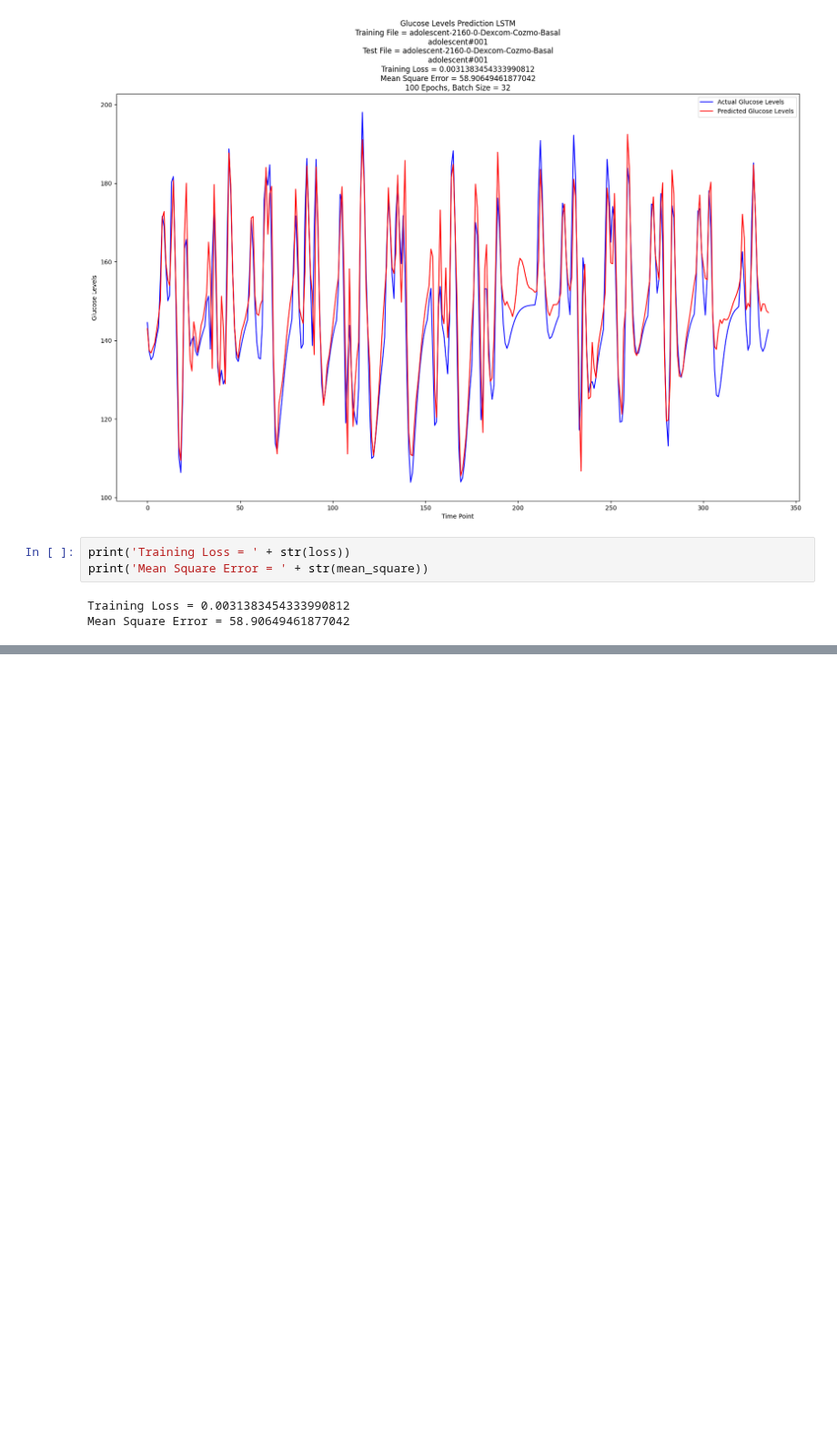
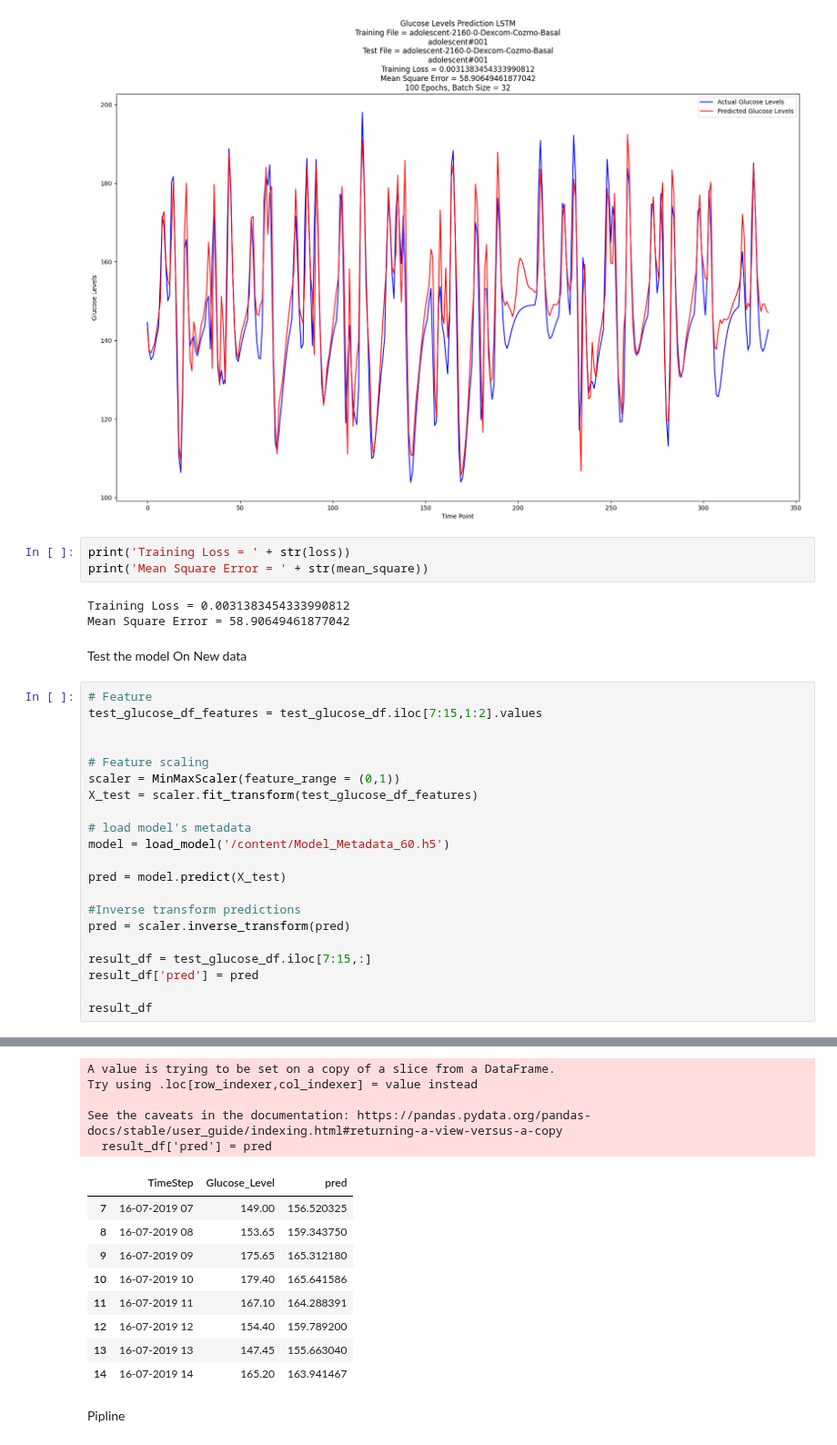
Before and after one commit to Pancrease/D-one, a Jupyter notebook: GlucForecast/GlucForecast.ipynb, the cells around one changed output, grey strips where cells are left out. Shown at 91% size. Cells and saved outputs as stored; diff of their text form; blank space fills up the shorter version.

Commit message:
feat: Pipline Done!

```diff
--- a/GlucForecast/GlucForecast.ipynb
+++ b/GlucForecast/GlucForecast.ipynb
@@ -676,3 +675,27 @@ print('Mean Square Error = ' + str(mean_square))
 # %% [output]
 Training Loss = 0.0031383454333990812
 Mean Square Error = 58.90649461877042
+# %% [markdown]
+Test the model On New data
+# %%
+# Feature
+test_glucose_df_features = test_glucose_df.iloc[7:15,1:2].values
+
+
+# Feature scaling
+scaler = MinMaxScaler(feature_range = (0,1))
+X_test = scaler.fit_transform(test_glucose_df_features)
+
+# load model's metadata
+model = load_model('/content/Model_Metadata_60.h5')
+
+pred = model.predict(X_test)
+
+#Inverse transform predictions
+pred = scaler.inverse_transform(pred)
+
+result_df = test_glucose_df.iloc[7:15,:]
+result_df['pred'] = pred
+
+result_df
+# %% [output]
@@ -678,0 +703,16 @@ Mean Square Error = 58.90649461877042
+A value is trying to be set on a copy of a slice from a DataFrame.
+Try using .loc[row_indexer,col_indexer] = value instead
+
+See the caveats in the documentation: https://pandas.pydata.org/pandas-docs/stable/user_guide/indexing.html#returning-a-view-versus-a-copy
+  result_df['pred'] = pred
+|  | TimeStep | Glucose_Level | pred |
+| 7 | 16-07-2019 07 | 149.00 | 156.520325 |
+| 8 | 16-07-2019 08 | 153.65 | 159.343750 |
+| 9 | 16-07-2019 09 | 175.65 | 165.312180 |
+| 10 | 16-07-2019 10 | 179.40 | 165.641586 |
+| 11 | 16-07-2019 11 | 167.10 | 164.288391 |
+| 12 | 16-07-2019 12 | 154.40 | 159.789200 |
+| 13 | 16-07-2019 13 | 147.45 | 155.663040 |
+| 14 | 16-07-2019 14 | 165.20 | 163.941467 |
+# %% [markdown]
+Pipline
```
Also changed, not shown: parts of 8 cells of this notebook, 1 other file.
